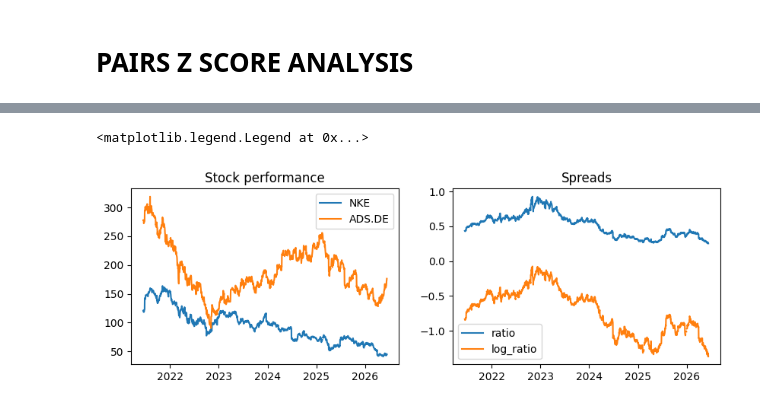
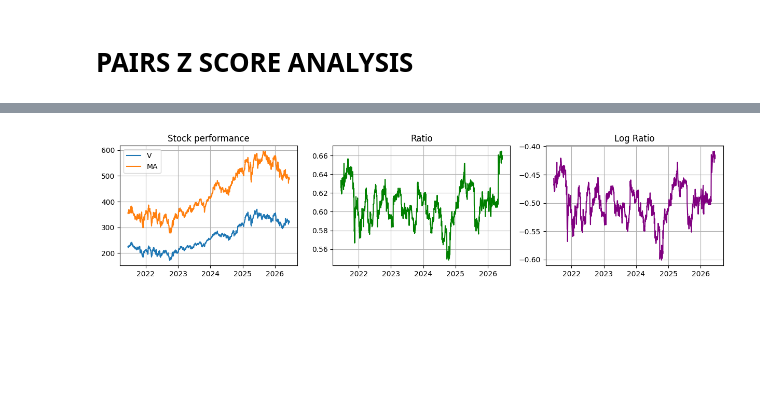
Before and after one commit to DylJeger/quant-journey, a Jupyter notebook: Pairs_Z_Score/Pairs_Z_Score.ipynb, the cells around one changed output, grey strips where cells are left out. Cells and saved outputs as stored; diff of their text form; code cells hidden in the pictures; blank space fills up the shorter version.

Commit message:
Cleaned stats and completed z score chart

```diff
--- a/Pairs_Z_Score/Pairs_Z_Score.ipynb
+++ b/Pairs_Z_Score/Pairs_Z_Score.ipynb
@@ -9,11 +9,13 @@ import yfinance as yf
 # %%
 # Select 2 stock ticker
 
-ticker1 = "NKE"
-ticker2 = "ADS.DE"
+ticker1 = "V"
+ticker2 = "MA"
 # %%
+# Compute key metrics
+
 df = yf.download([ticker1, ticker2], period="5y")
-df = df.Close
+df = df.Close.copy()
 df[ticker1+"_ret"] = df[ticker1].pct_change()
 df[ticker2+"_ret"] = df[ticker2].pct_change()
 df[ticker1+"_log_ret"] = np.log(df[ticker1] / df[ticker1].shift(1))
@@ -41,16 +43,21 @@ df
 # %%
 # chart to sense check
-fig, axs = plt.subplots(1, 2, figsize=(10, 3))
+fig, axs = plt.subplots(1, 3, figsize=(15, 3))
 axs[0].plot(df[ticker1], label=ticker1)
 axs[0].plot(df[ticker2], label=ticker2)
 axs[0].set_title("Stock performance")
 axs[0].legend()
+axs[0].grid(True)
 
-axs[1].plot(df.ratio, label="ratio")
-axs[1].plot(df.log_ratio, label="log_ratio")
-axs[1].set_title("Spreads")
-axs[1].legend()
+
+axs[1].plot(df.ratio, color="green")
+axs[1].set_title("Ratio")
+axs[1].grid(True)
+
+
+axs[2].plot(df.log_ratio, color="purple")
+axs[2].set_title("Log Ratio")
+axs[2].grid(True)
 # %% [output]
-<matplotlib.legend.Legend at 0x...>
-[figure, old version]
+[figure, new version]
 # %%
```
Also changed, not shown: parts of 2 cells of this notebook.
